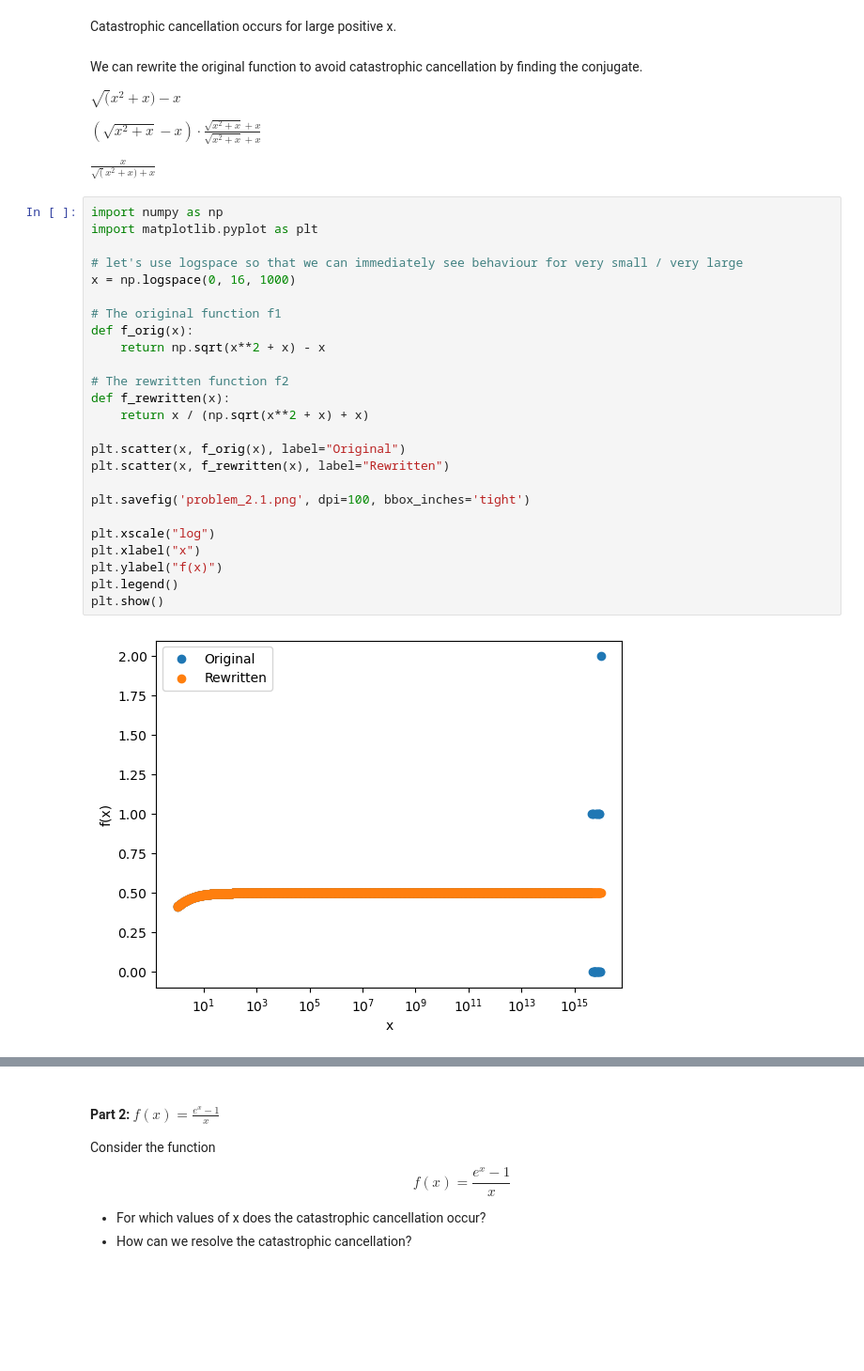
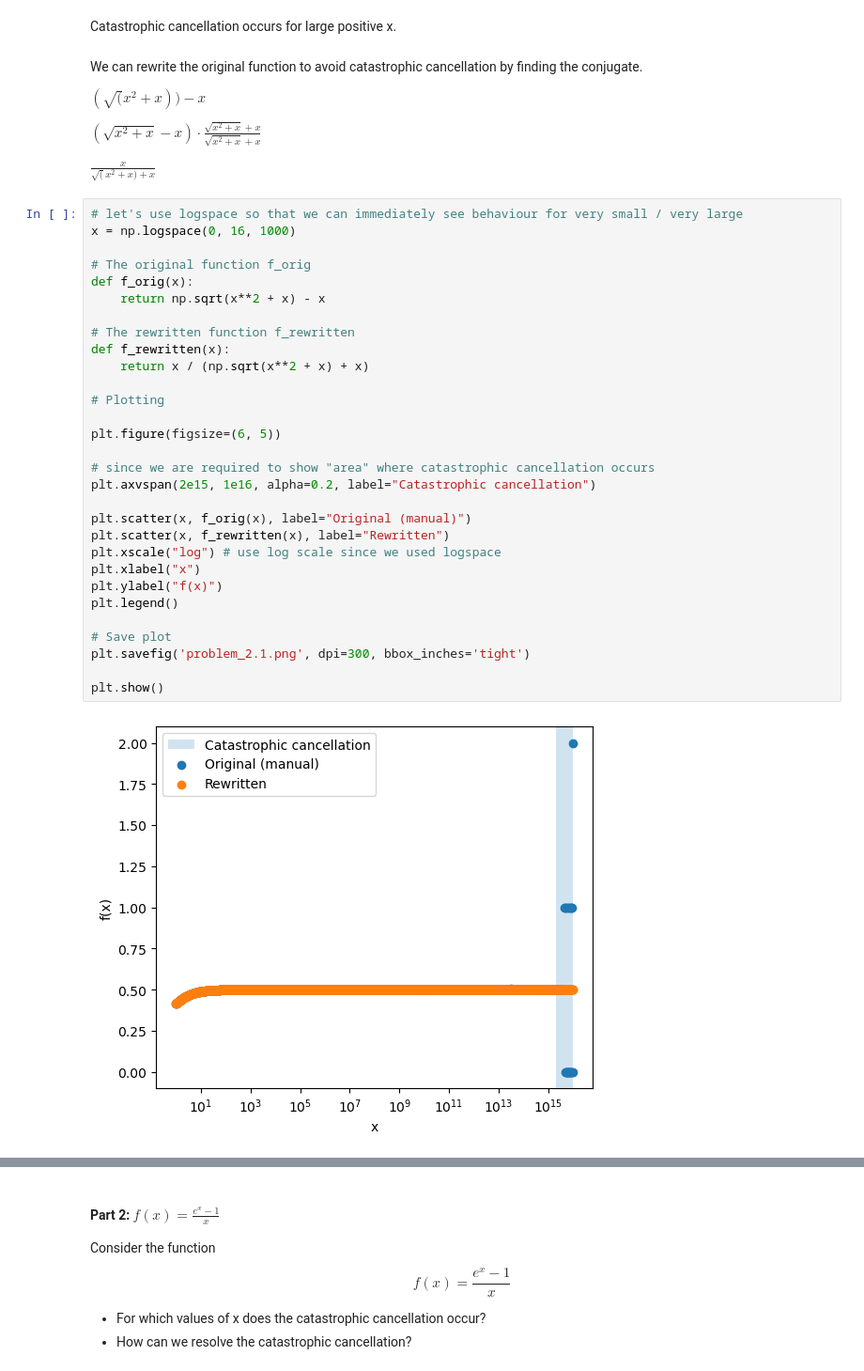
Before and after one commit to LorenzoJoquino/AP155_TX1_1sAY2627, a Jupyter notebook: ChinoFolder/2SubtractiveCancellation_Castaneda.ipynb, the cells around one changed output, grey strips where cells are left out. Shown at 94% size. Drawn from its saved outputs; the diff is of its cells as text; blank space fills up the shorter version.

```diff
--- a/ChinoFolder/2SubtractiveCancellation_Castaneda.ipynb
+++ b/ChinoFolder/2SubtractiveCancellation_Castaneda.ipynb
@@ -109,36 +113,41 @@ Catastrophic cancellation occurs for large positive x.
 # %% [markdown]
 We can rewrite the original function to avoid catastrophic cancellation by finding the conjugate.
 
-$\sqrt(x^2 + x) - x$
+$(\sqrt(x^2 + x)) - x$
 
 $\left(\sqrt{x^2 + x} - x\right) \cdot \frac{\sqrt{x^2 + x} + x}{\sqrt{x^2 + x} + x}$
 
 $\frac{x}{\sqrt(x^2 + x) + x}$
 # %%
-import numpy as np
-import matplotlib.pyplot as plt
-
 # let's use logspace so that we can immediately see behaviour for very small / very large
 x = np.logspace(0, 16, 1000)
 
-# The original function f1
+# The original function f_orig
 def f_orig(x):
     return np.sqrt(x**2 + x) - x
 
-# The rewritten function f2
+# The rewritten function f_rewritten
 def f_rewritten(x):
     return x / (np.sqrt(x**2 + x) + x)
 
-plt.scatter(x, f_orig(x), label="Original")
+# Plotting
+
+plt.figure(figsize=(6, 5))
+
+# since we are required to show "area" where catastrophic cancellation occurs
+plt.axvspan(2e15, 1e16, alpha=0.2, label="Catastrophic cancellation")
+
+plt.scatter(x, f_orig(x), label="Original (manual)")
 plt.scatter(x, f_rewritten(x), label="Rewritten")
-
-plt.savefig('problem_2.1.png', dpi=100, bbox_inches='tight')
-
-plt.xscale("log")
+plt.xscale("log") # use log scale since we used logspace
 plt.xlabel("x")
 plt.ylabel("f(x)")
 plt.legend()
+
+# Save plot
+plt.savefig('problem_2.1.png', dpi=300, bbox_inches='tight')
+
 plt.show()
 # %% [output]
-[figure, old version]
+[figure, new version]
 # %% [markdown]
```
Also changed, not shown: parts of 17 cells of this notebook, 2 other files.
